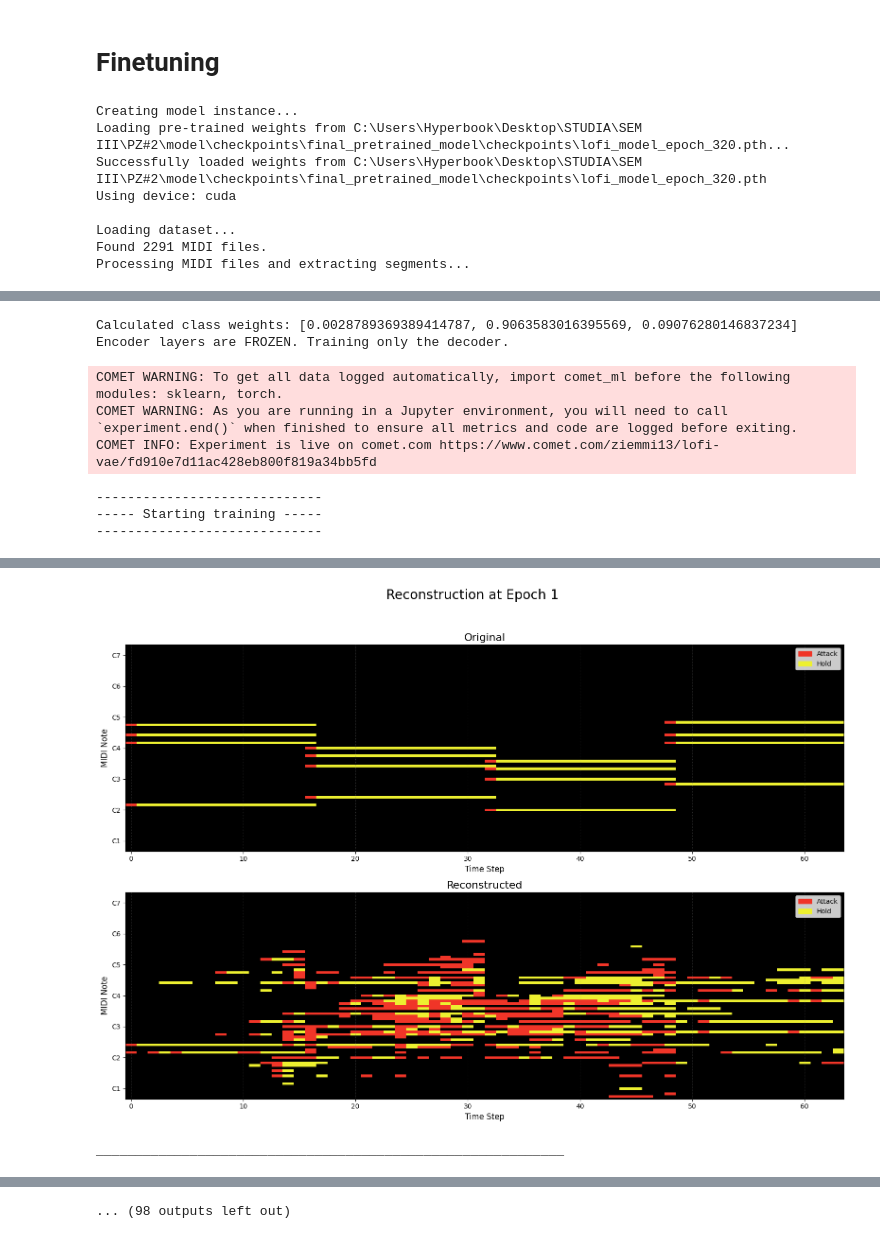
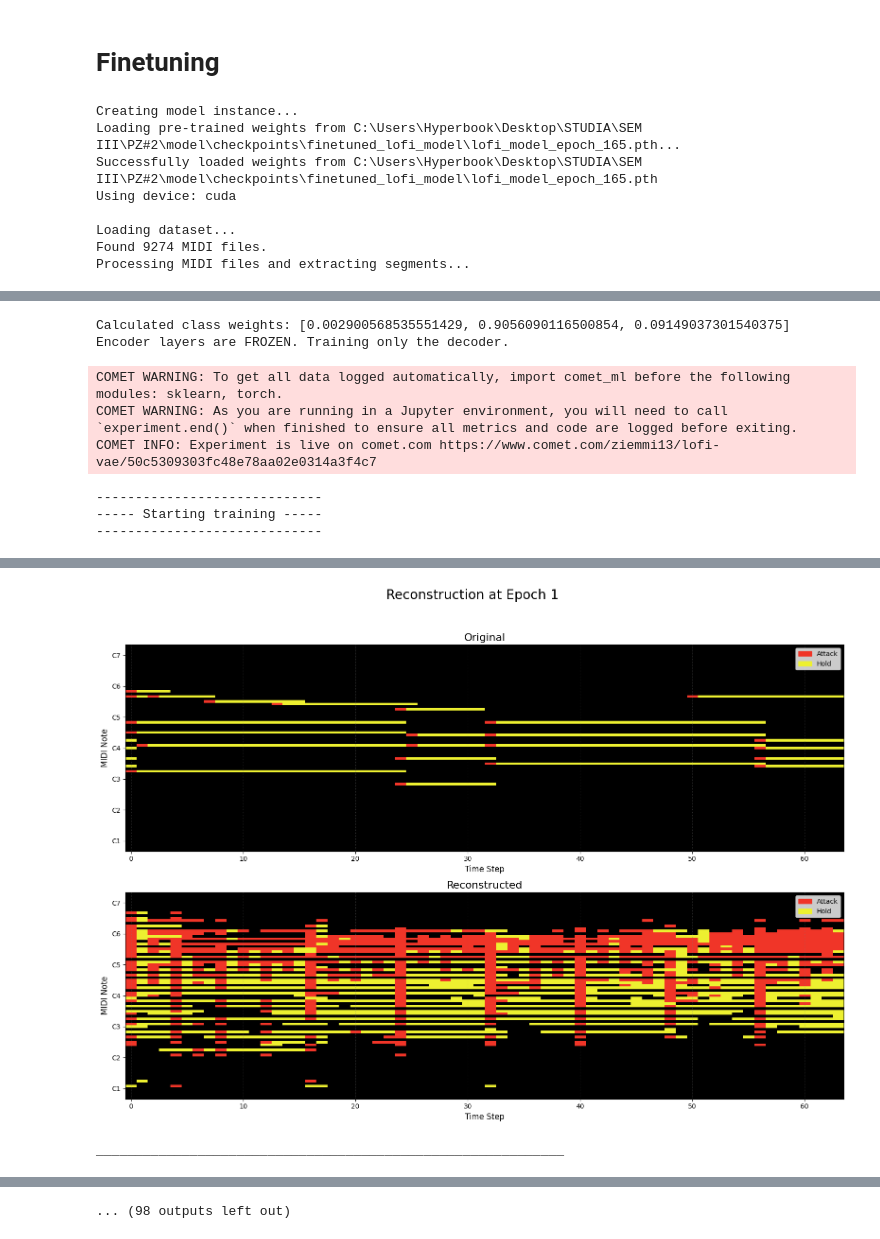
Before and after one commit to ziemmi13/Lofi-MIDI-VAE-generator, a Jupyter notebook: model/Finetuning workbook.ipynb, the cells around one changed output, grey strips where cells are left out. Saved outputs shown, nothing was run; the diff lists cells and outputs as text; code cells hidden in the pictures.

```diff
--- a/model/Finetuning workbook.ipynb
+++ b/model/Finetuning workbook.ipynb
@@ -14,13 +14,13 @@ print(torch.version.cuda)
 # %% [markdown]
 # Finetuning
 # %%
-run_finetune(experiment_name="Finetuning lofi piano model")
+run_finetune(experiment_name="Further finetuning lofi piano model augmented dataset")
 # %% [output]
 Creating model instance...
-Loading pre-trained weights from C:\Users\Hyperbook\Desktop\STUDIA\SEM III\PZ#2\model\checkpoints\final_pretrained_model\checkpoints\lofi_model_epoch_320.pth...
-Successfully loaded weights from C:\Users\Hyperbook\Desktop\STUDIA\SEM III\PZ#2\model\checkpoints\final_pretrained_model\checkpoints\lofi_model_epoch_320.pth
+Loading pre-trained weights from C:\Users\Hyperbook\Desktop\STUDIA\SEM III\PZ#2\model\checkpoints\finetuned_lofi_model\lofi_model_epoch_165.pth...
+Successfully loaded weights from C:\Users\Hyperbook\Desktop\STUDIA\SEM III\PZ#2\model\checkpoints\finetuned_lofi_model\lofi_model_epoch_165.pth
 Using device: cuda
 
 Loading dataset...
-Found 2291 MIDI files.
+Found 9274 MIDI files.
 Processing MIDI files and extracting segments...
@@ -30,11 +30,11 @@ Dataset split into: Train=1575, Validation=278
 Finished preparing dataset.
 
 Calculating class weights...
-Calculated class weights: [0.0028789369389414787, 0.9063583016395569, 0.09076280146837234]
+Calculated class weights: [0.002900568535551429, 0.9056090116500854, 0.09149037301540375]
 Encoder layers are FROZEN. Training only the decoder.
 COMET WARNING: To get all data logged automatically, import comet_ml before the following modules: sklearn, torch.
 COMET WARNING: As you are running in a Jupyter environment, you will need to call `experiment.end()` when finished to ensure all metrics and code are logged before exiting.
-COMET INFO: Experiment is live on comet.com https://www.comet.com/ziemmi13/lofi-vae/fd910e7d11ac428eb800f819a34bb5fd
+COMET INFO: Experiment is live on comet.com https://www.comet.com/ziemmi13/lofi-vae/50c5309303fc48e78aa02e0314a3f4c7
 -----------------------------
 ----- Starting training -----
 -----------------------------
@@ -42,6 +42,6 @@ Epoch 1 Summary: Avg Train Loss: 3.0044, Avg Val Loss: 1.8094
 
 Generating visualization for epoch 1:
 Converting tensor to MIDI file at reconstructed/reconstructed.mid...
 MIDI file saved successfully.
-[figure, old version]
+[figure, new version]
 ____________________________________________________________
```
Also changed, not shown: parts of 1 cell of this notebook.
